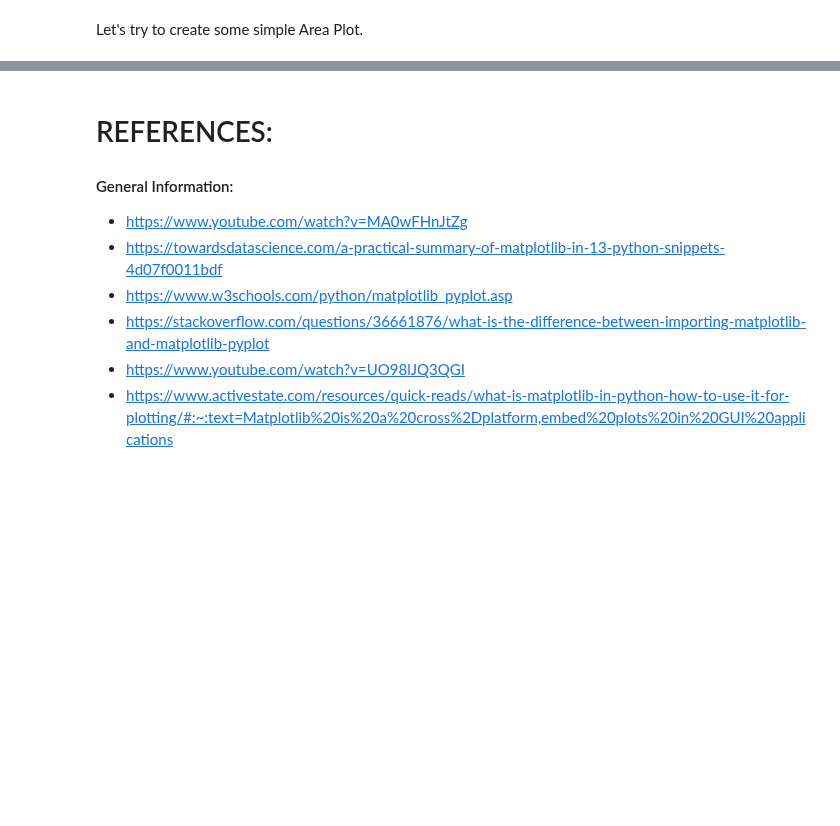
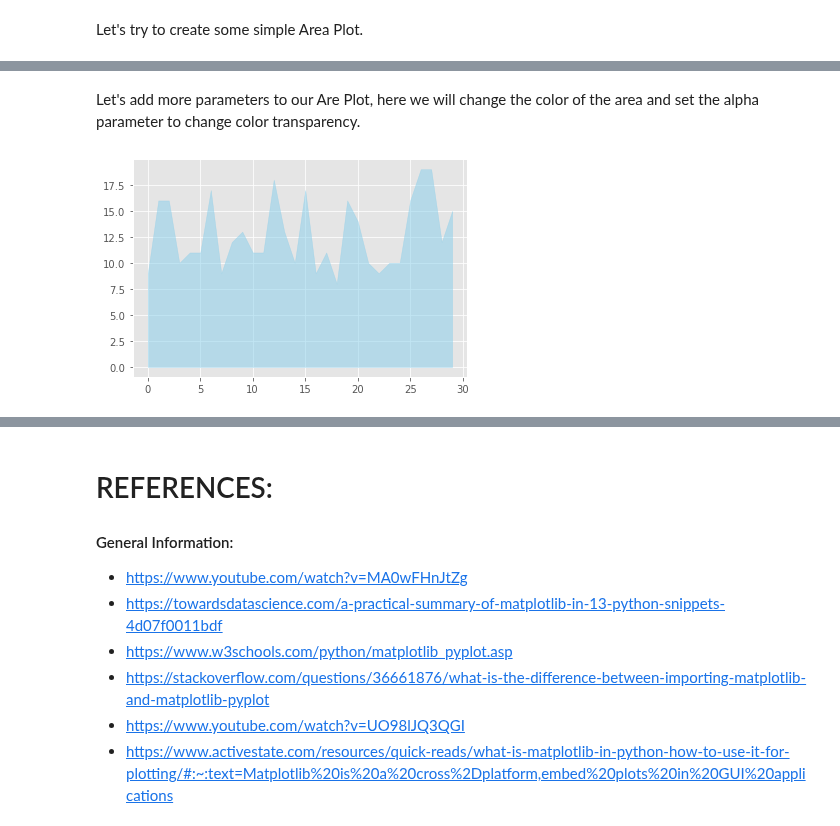
Before and after one commit to DracoNibilis/CAO_Points_Analysis, a Jupyter notebook: pyplot.ipynb, the cells around one changed output, grey strips where cells are left out. Saved outputs shown, nothing was run; the diff lists cells and outputs as text; code cells hidden in the pictures; blank space fills up the shorter version.

Commit message:
area plot

```diff
--- a/pyplot.ipynb
+++ b/pyplot.ipynb
@@ -601,0 +602,8 @@ plt.show()
+# %% [markdown]
+Let's add more parameters to our Are Plot, here we will change the color of the area and set the alpha parameter to change color transparency.
+# %%
+# Change area color and transparency.
+plt.fill_between(x,y, color="skyblue", alpha=0.5)
+plt.show()
+# %% [output]
+[figure, added]
```
Also changed, not shown: parts of 27 cells of this notebook.
